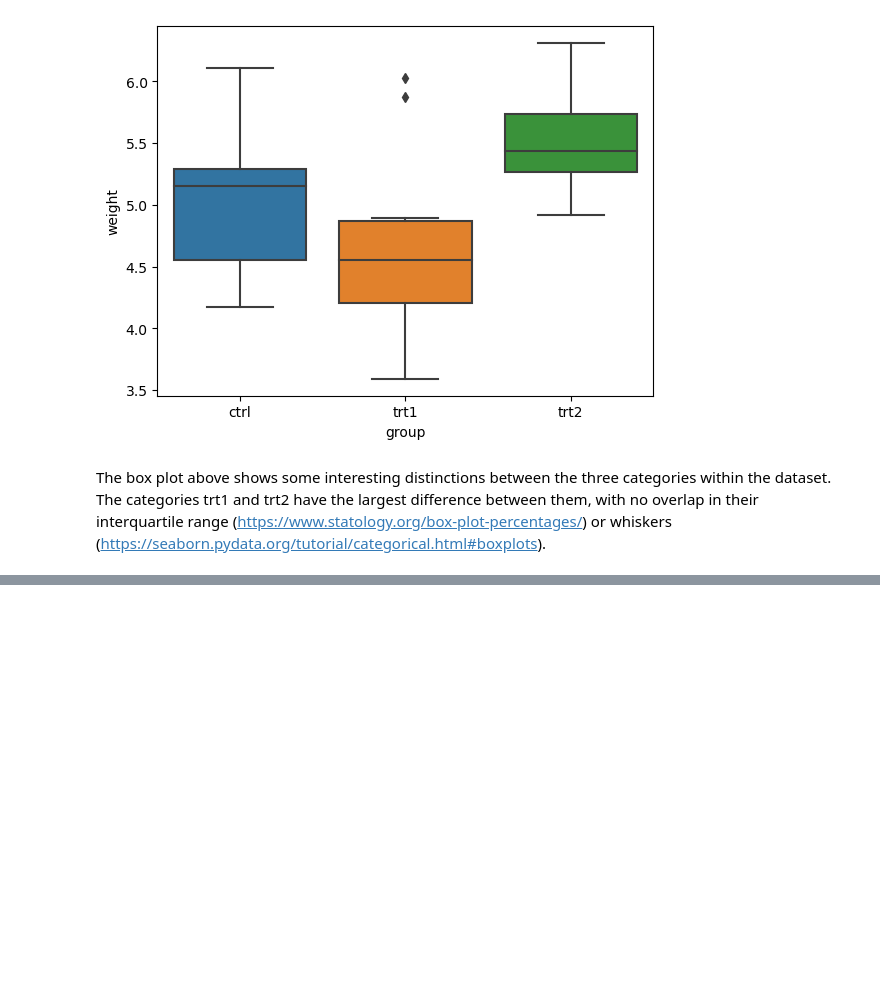
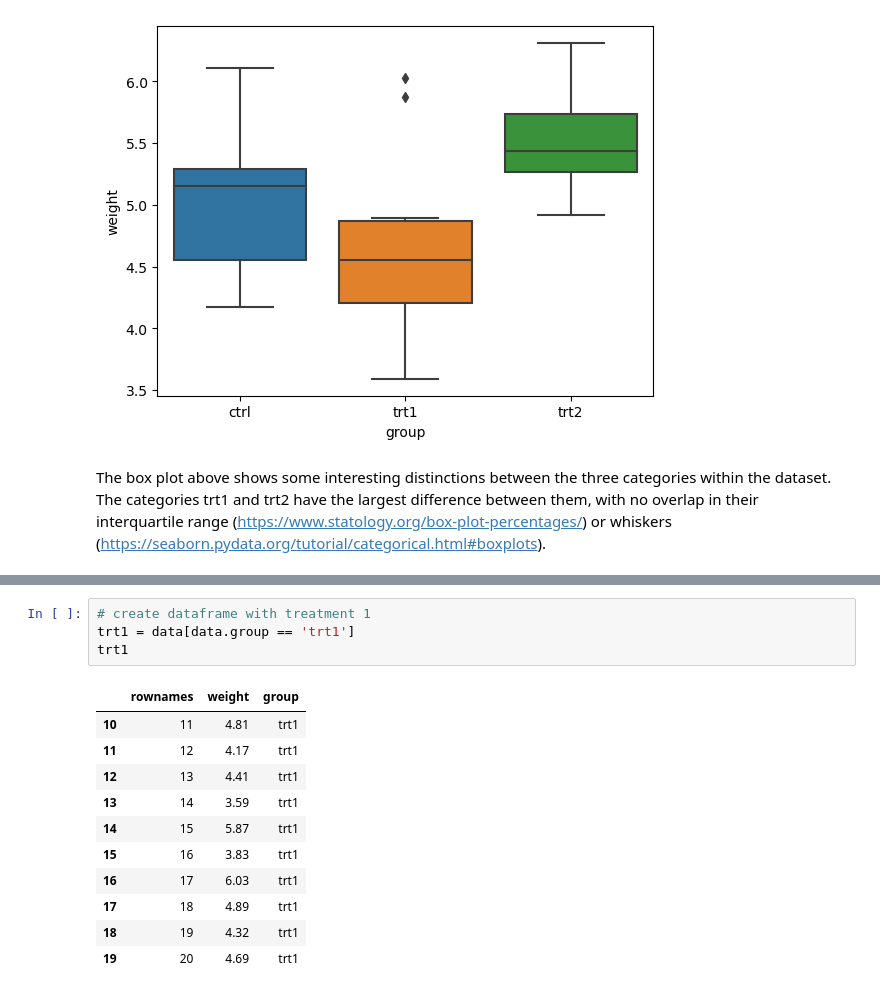
Before and after one commit to tomdbrophy/applied_statistics, a Jupyter notebook: project.ipynb, the cells around one changed output, grey strips where cells are left out. Drawn from its saved outputs; the diff is of its cells as text; blank space fills up the shorter version.

```diff
--- a/project.ipynb
+++ b/project.ipynb
@@ -95,3 +95,19 @@ The t-test operates correctly only when certain assumptions about the data being
 2. The independent variable should have two categorical 'matched pairs'. This will often take the form of a 'before' and 'after' where there will be measurements for the same participant in a study before and after an intervention of some kind.
 3. There should be no significant outliers bewteen the two groups being analysed. Outliers can diminish the validity of the reult from a dependent t-test.
 4. The distribution of the differences in the dependent variable between the two groups should be approximately normally distributed. The Shapiro-Wilk test of normality can be used to test this.
+# %%
+# create dataframe with treatment 1
+trt1 = data[data.group == 'trt1']
+trt1
+# %% [output]
+|  | rownames | weight | group |
+| 10 | 11 | 4.81 | trt1 |
+| 11 | 12 | 4.17 | trt1 |
+| 12 | 13 | 4.41 | trt1 |
+| 13 | 14 | 3.59 | trt1 |
+| 14 | 15 | 5.87 | trt1 |
+| 15 | 16 | 3.83 | trt1 |
+| 16 | 17 | 6.03 | trt1 |
+| 17 | 18 | 4.89 | trt1 |
+| 18 | 19 | 4.32 | trt1 |
+| 19 | 20 | 4.69 | trt1 |
```
Also changed, not shown: parts of 7 cells of this notebook.
